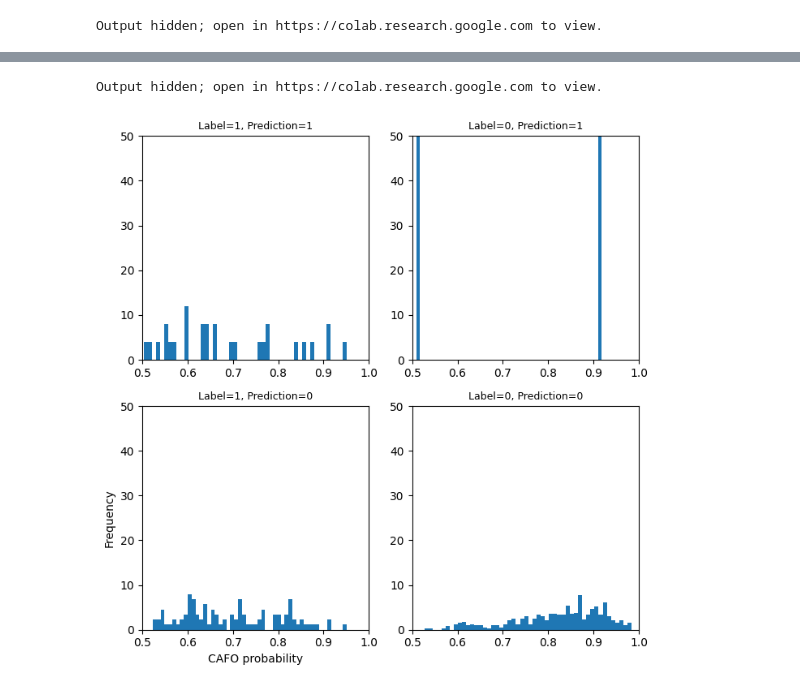
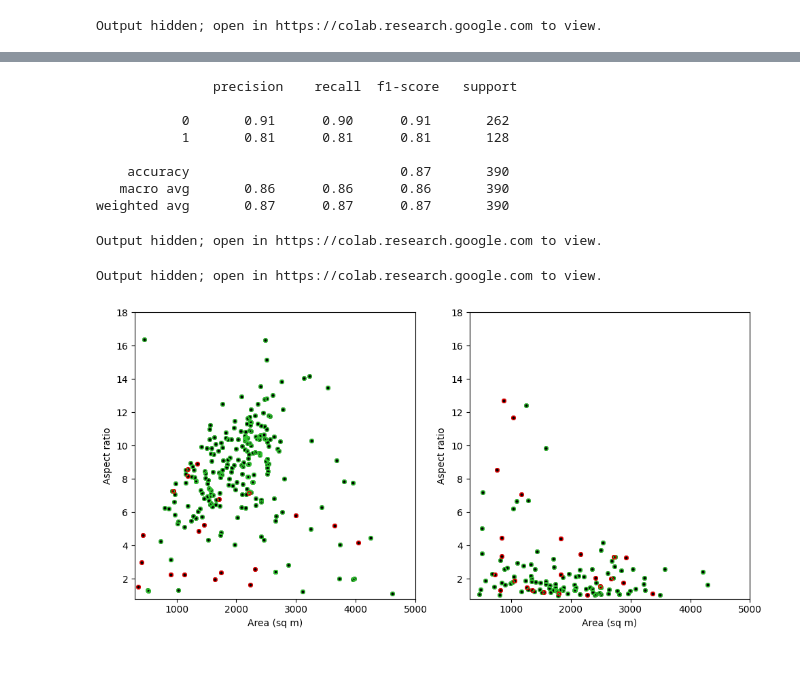
Before and after one commit to rachelemason/CAFO-AI, a Jupyter notebook: trainCNN.ipynb, the cells around one changed output, grey strips where cells are left out. Drawn from its saved outputs; the diff is of its cells as text; code cells hidden in the pictures; blank space fills up the shorter version.

```diff
--- a/trainCNN.ipynb
+++ b/trainCNN.ipynb
@@ -336,5 +351,4 @@ Restoring model weights from the end of the best epoch: 3.
 # %%
-y_prob_ft, y_class_ft = utils.get_predictions(model, X_test)
 
-df_ft = utils.collect_results(y_prob_ft, y_test)
+results_ft = utils.get_predictions(model, X_test, y_test, metadata_test)
 # %% [output]
@@ -354 +356,12 @@ weighted avg       0.84      0.81      0.76       560
+# %%
+print('\n', classification_report(results_ft["Label"].to_list(), results_ft['Model Class'].to_list()))
+# %% [output]
+               precision    recall  f1-score   support
+
+           0       0.91      0.90      0.91       262
+           1       0.81      0.81      0.81       128
+
+    accuracy                           0.87       390
+   macro avg       0.86      0.86      0.86       390
+weighted avg       0.87      0.87      0.87       390
 # %%
@@ -356,6 +369,38 @@ utils.plot_classified_images(X_test, df_ft)
 # %% [output]
 Output hidden; open in https://colab.research.google.com to view.
-# %%
-utils.probability_hist(df_ft)
-# %% [output]
-[figure, removed]
+# %%
+utils.plot_classified_images(X_test, results_ft, class_mapping, ascending=True)
+# %% [output]
+Output hidden; open in https://colab.research.google.com to view.
+# %%
+# Visualize the correctly- and incorrectly-classified images on area-aspect
+# ratio plots. This is currently set up for just two classes. It might be
+# useful to color-code by probability as well, not just right/wrong class. And
+# histograms might be (more) useful as well.
+
+_, (ax0, ax1) = plt.subplots(1, 2, figsize=(10, 5))
+
+def add_points(ax, bldgs, correct, incorrect):
+  ax.plot(bldgs["Area (sq m)"], bldgs["Aspect ratio"], 'ko', ms=4)
+  ax.plot(correct["Area (sq m)"], correct["Aspect ratio"], marker='o',\
+          ls='',  ms=4, mec='limegreen', mfc="none")
+  ax.plot(incorrect["Area (sq m)"], incorrect["Aspect ratio"], marker='o',\
+          ls='',  ms=4, mec='red', mfc="none")
+  ax.set_xlim(300, 5000)
+  ax.set_ylim(0.8, 18)
+  ax.set_xlabel("Area (sq m)")
+  ax.set_ylabel("Aspect ratio")
+
+cafos = results_ft[results_ft['Farm type'] != "Non-farm"]
+correct = cafos[(cafos['Model Class'] == cafos['Label'])]
+incorrect = cafos[(cafos['Model Class'] != cafos['Label'])]
+add_points(ax0, cafos, correct, incorrect)
+
+nafos = results_ft[results_ft['Farm type'] == "Non-farm"]
+correct = nafos[(nafos['Model Class'] == nafos['Label'])]
+incorrect = nafos[(nafos['Model Class'] != nafos['Label'])]
+add_points(ax1, nafos, correct, incorrect)
+
+plt.tight_layout()
+# %% [output]
+[figure, added]
```
Also changed, not shown: parts of 14 cells of this notebook, 1 other file.
